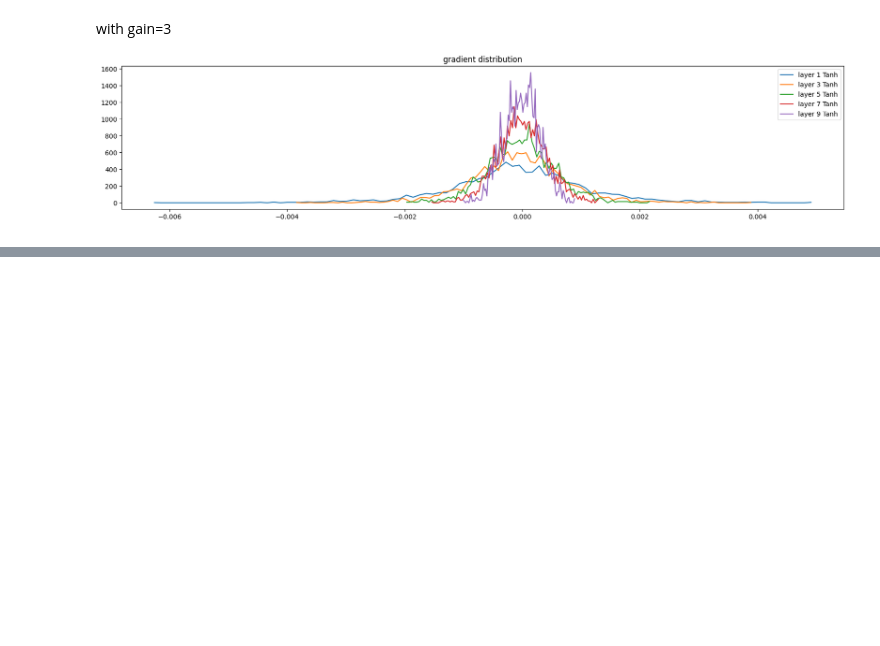
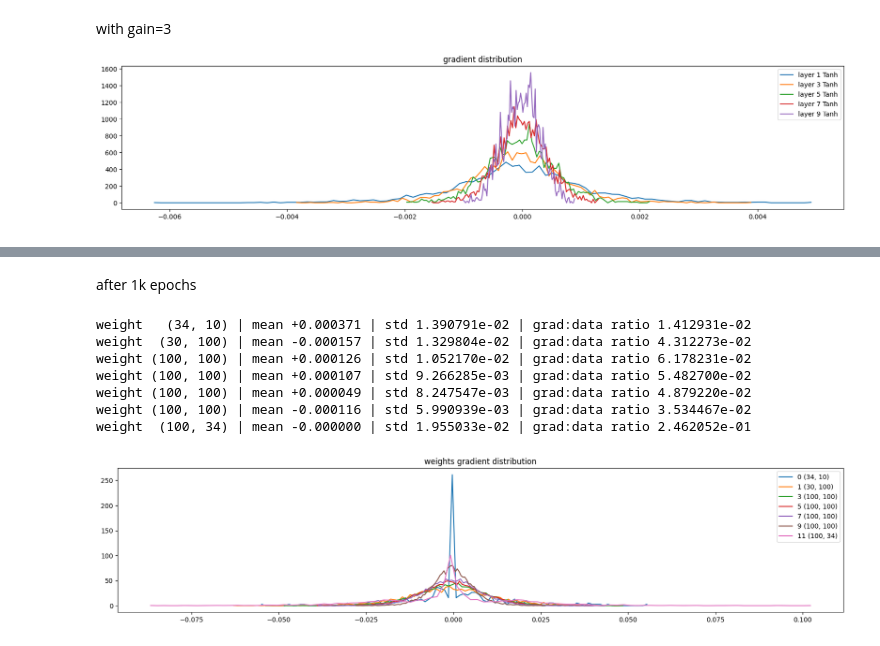
Before and after one commit to mzums/polish_word_generation, a Jupyter notebook: mlp/mlp3.ipynb, the cells around one changed output, grey strips where cells are left out. Drawn from its saved outputs; the diff is of its cells as text; code cells hidden in the pictures; blank space fills up the shorter version.

```diff
--- a/mlp/mlp3.ipynb
+++ b/mlp/mlp3.ipynb
@@ -264,0 +277,23 @@ with gain=3
+# %% [markdown]
+after 1k epochs
+# %%
+plt.figure(figsize=(20, 4)) # width and height of the plot
+legends = []
+for i,p in enumerate(parameters):
+  t = p.grad
+  if p.ndim == 2:
+    print('weight %10s | mean %+f | std %e | grad:data ratio %e' % (tuple(p.shape), t.mean(), t.std(), t.std() / p.std()))
+    hy, hx = torch.histogram(t, density=True)
+    plt.plot(hx[:-1].detach(), hy.detach())
+    legends.append(f'{i} {tuple(p.shape)}')
+plt.legend(legends)
+plt.title('weights gradient distribution');
+# %% [output]
+weight   (34, 10) | mean +0.000371 | std 1.390791e-02 | grad:data ratio 1.412931e-02
+weight  (30, 100) | mean -0.000157 | std 1.329804e-02 | grad:data ratio 4.312273e-02
+weight (100, 100) | mean +0.000126 | std 1.052170e-02 | grad:data ratio 6.178231e-02
+weight (100, 100) | mean +0.000107 | std 9.266285e-03 | grad:data ratio 5.482700e-02
+weight (100, 100) | mean +0.000049 | std 8.247547e-03 | grad:data ratio 4.879220e-02
+weight (100, 100) | mean -0.000116 | std 5.990939e-03 | grad:data ratio 3.534467e-02
+weight  (100, 34) | mean -0.000000 | std 1.955033e-02 | grad:data ratio 2.462052e-01
+[figure, added]
```
Also changed, not shown: parts of 25 cells of this notebook.
